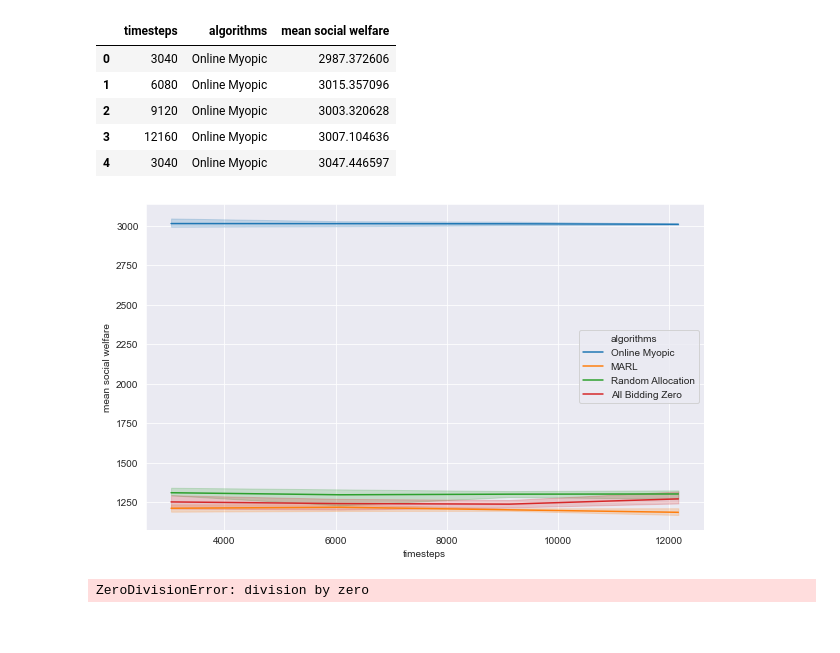
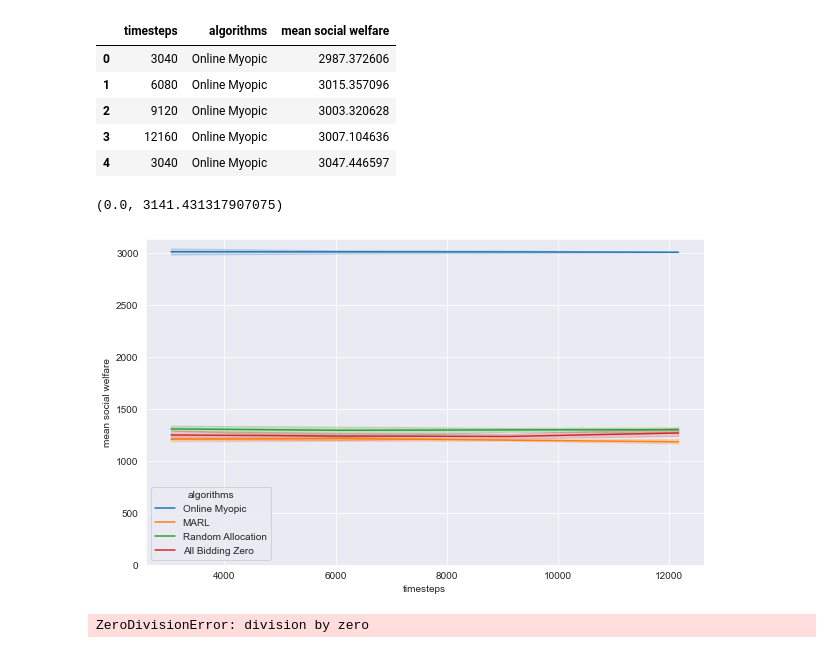
Before and after one commit to fb1n15/edge-cloud-resource-allocation-using-MARL, a Jupyter notebook: src/jupyter_notebooks/Analysis_of_results.ipynb, the cells around one changed output. Cells and saved outputs as stored; diff of their text form; code cells hidden in the pictures.

```diff
--- a/src/jupyter_notebooks/Analysis_of_results.ipynb
+++ b/src/jupyter_notebooks/Analysis_of_results.ipynb
@@ -107,10 +107,12 @@ df_results_preproc.head()
 # %%
 # plot the results all in one figure
 # https://stackoverflow.com/a/55579762/7060068
 p = sns.lineplot(x='timesteps', y='mean social welfare', hue='algorithms',
                  data=df_results_preproc)  # 2 actions (blue)
+p.axes.set_ylim(0)
 # %% [output]
+(0.0, 3141.431317907075)
-[figure, old version]
+[figure, new version]
 # %%
 1/0
 # %% [output]
```
Also changed, not shown: 2 other files.
